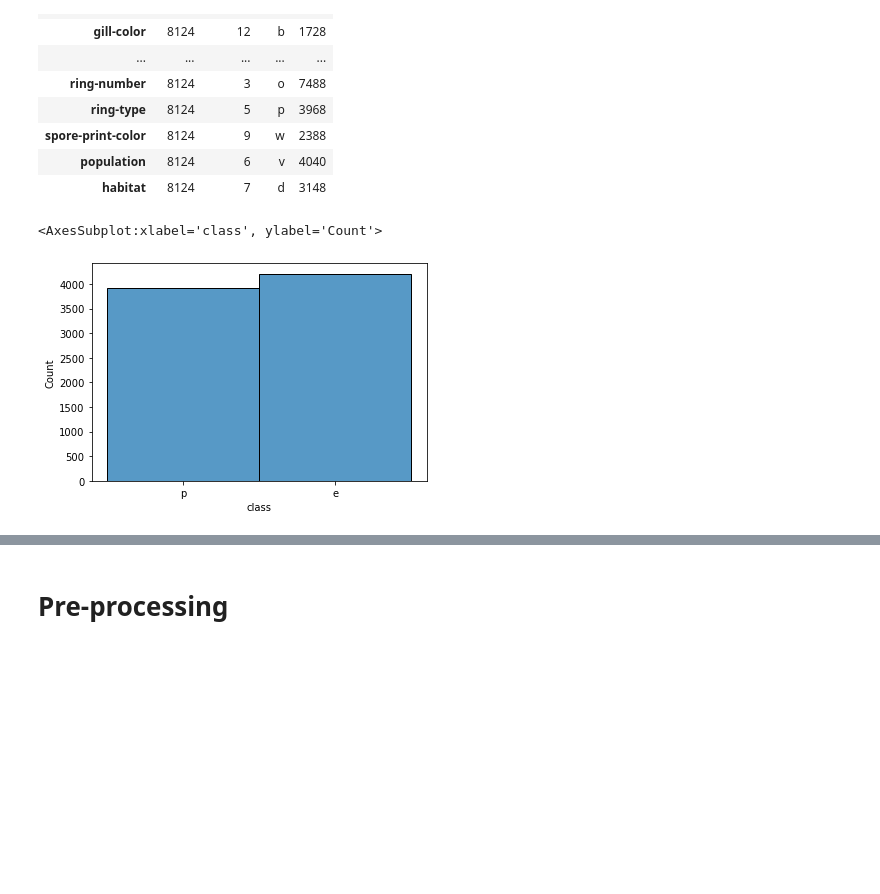
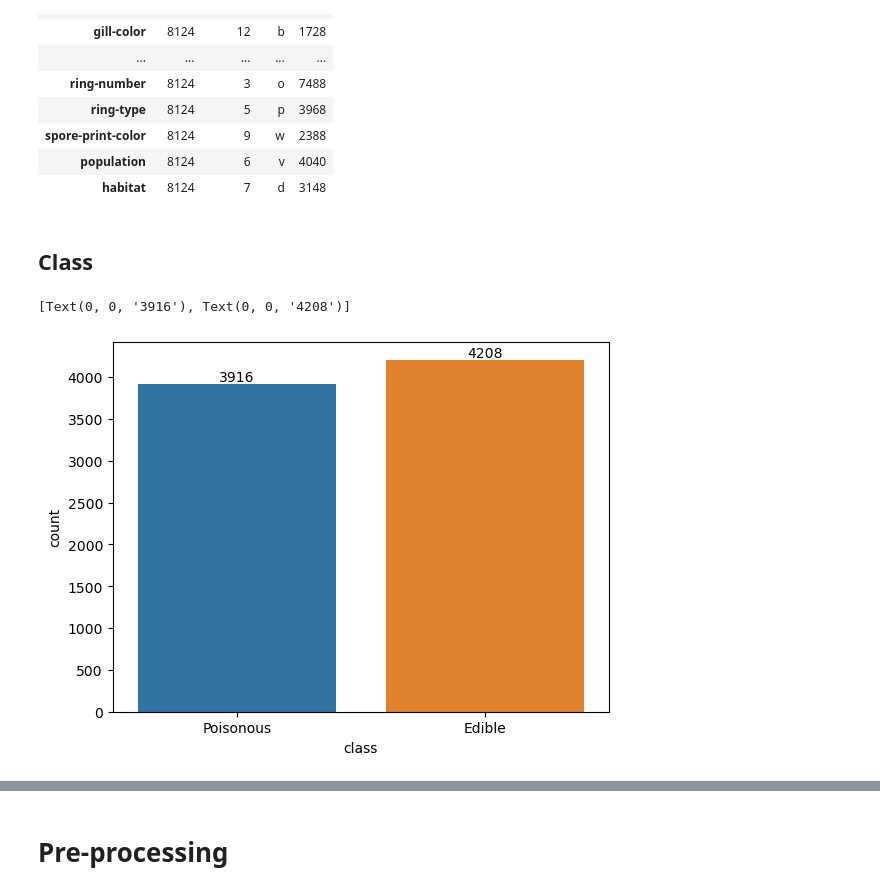
Before and after one commit to RossErskine/ML_Algorithms, a Jupyter notebook: Logistic regression-Mushrooms.ipynb, the cells around one changed output, grey strips where cells are left out. Drawn from its saved outputs; the diff is of its cells as text; code cells hidden in the pictures; blank space fills up the shorter version.

```diff
--- a/Logistic regression-Mushrooms.ipynb
+++ b/Logistic regression-Mushrooms.ipynb
@@ -45,8 +47,13 @@ all_df.describe().T
 | spore-print-color | 8124 | 9 | w | 2388 |
 | population | 8124 | 6 | v | 4040 |
 | habitat | 8124 | 7 | d | 3148 |
+# %% [markdown]
+## Class
+# %%
+all_df['class'] = all_df['class'].apply(lambda x:'Edible' if 'e' in x else 'Poisonous')
 # %%
-sns.histplot(all_df['class'])
+ax = sns.countplot(x=all_df['class'])
+ax.bar_label(ax.containers[0])
 # %% [output]
-<AxesSubplot:xlabel='class', ylabel='Count'>
+[Text(0, 0, '3916'), Text(0, 0, '4208')]
-[figure, old version]
+[figure, new version]
```
Also changed, not shown: parts of 13 cells of this notebook.
